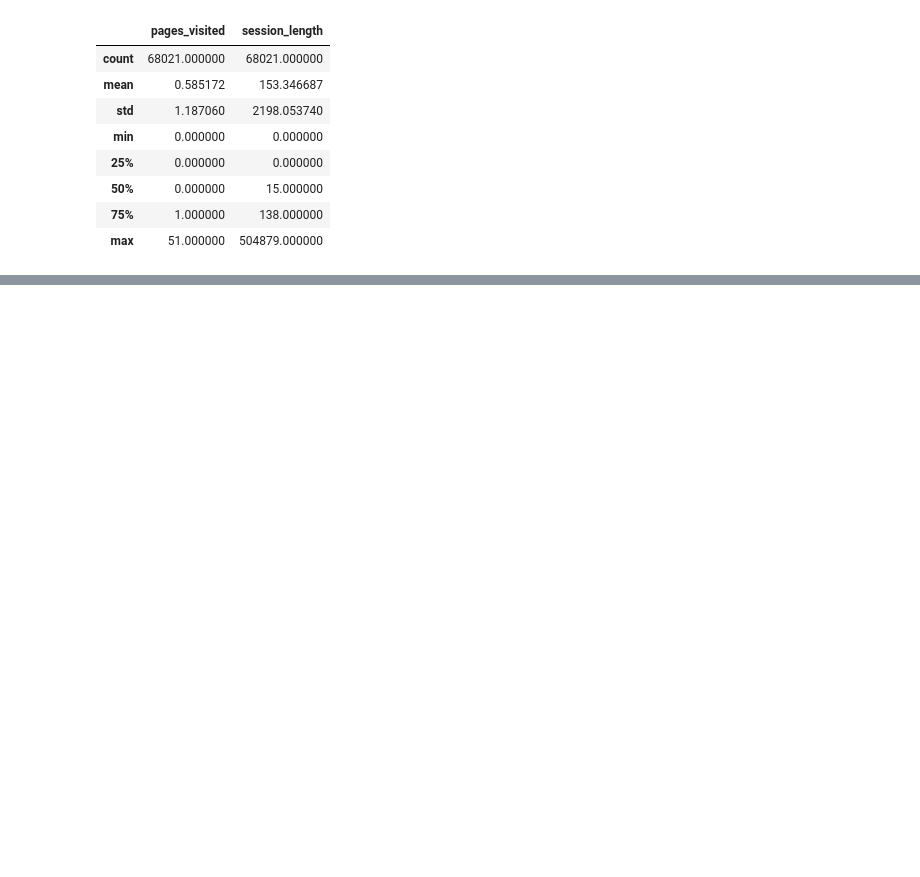
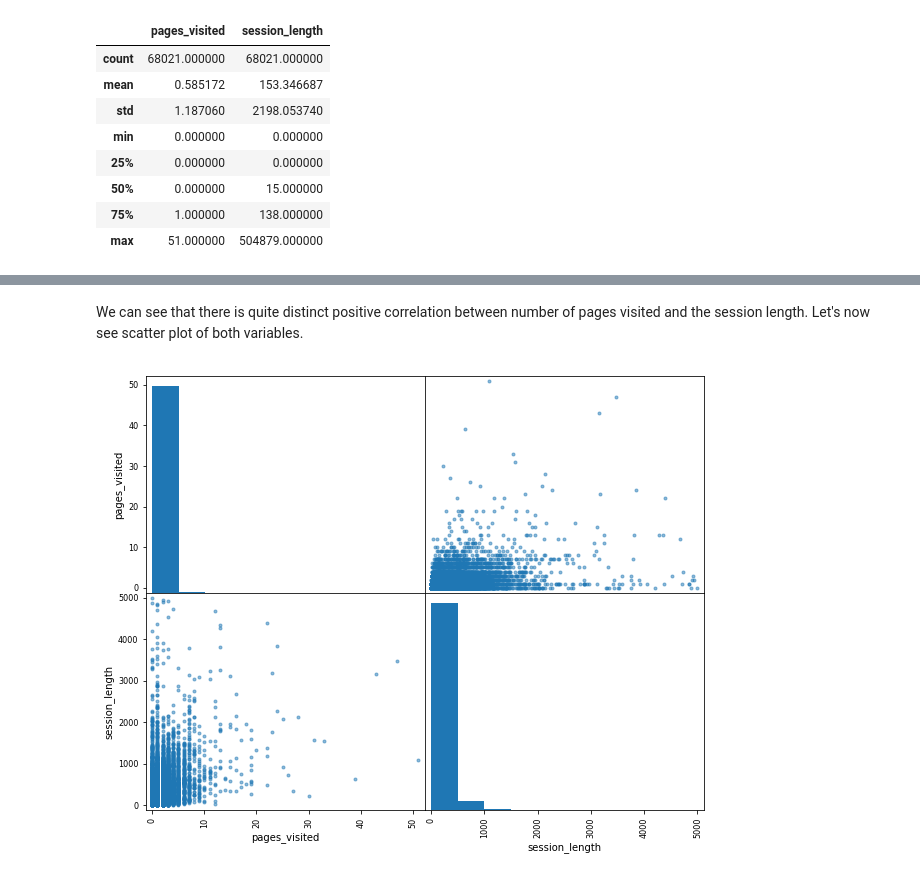
Before and after one commit to msznajder/wikipedia_users_activity_analysis, a Jupyter notebook: wikipedia_analysis.ipynb, the cells around one changed output, grey strips where cells are left out. Drawn from its saved outputs; the diff is of its cells as text; code cells hidden in the pictures; blank space fills up the shorter version.

```diff
--- a/wikipedia_analysis.ipynb
+++ b/wikipedia_analysis.ipynb
@@ -725,4 +767,8 @@ corr_matrix["SalePrice"].sort_values(ascending=False)
+# %% [markdown]
+We can see that there is quite distinct positive correlation between number of pages visited and the session length. Let's now see scatter plot of both variables.
 # %%
 from pandas.tools.plotting import scatter_matrix
 
-scatter_matrix(housing_train_copy, figsize=(20, 15));
+scatter_matrix(visits_lengths_df, figsize=(10, 8));
+# %% [output]
+[figure, added]
```
Also changed, not shown: parts of 28 cells of this notebook.
